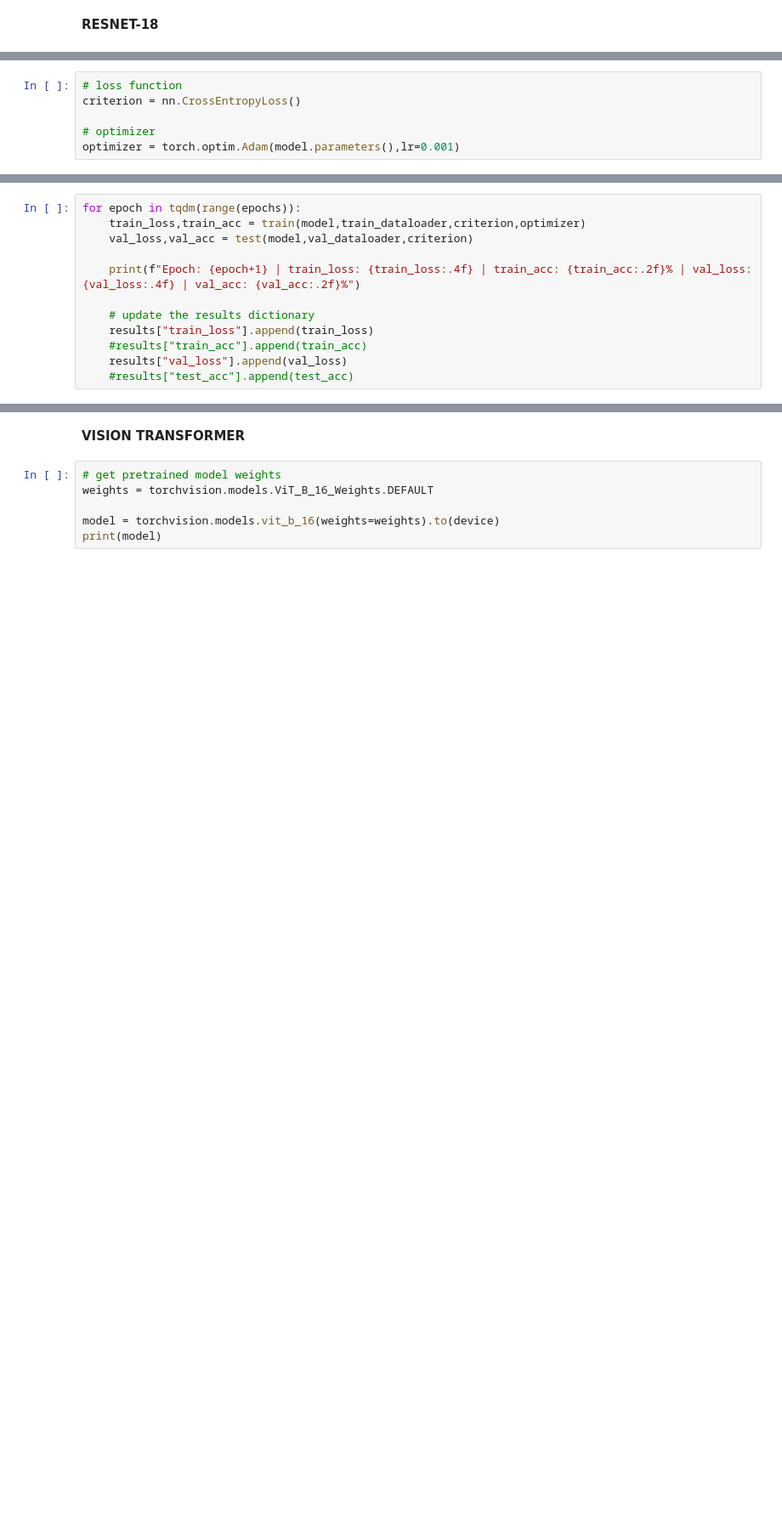
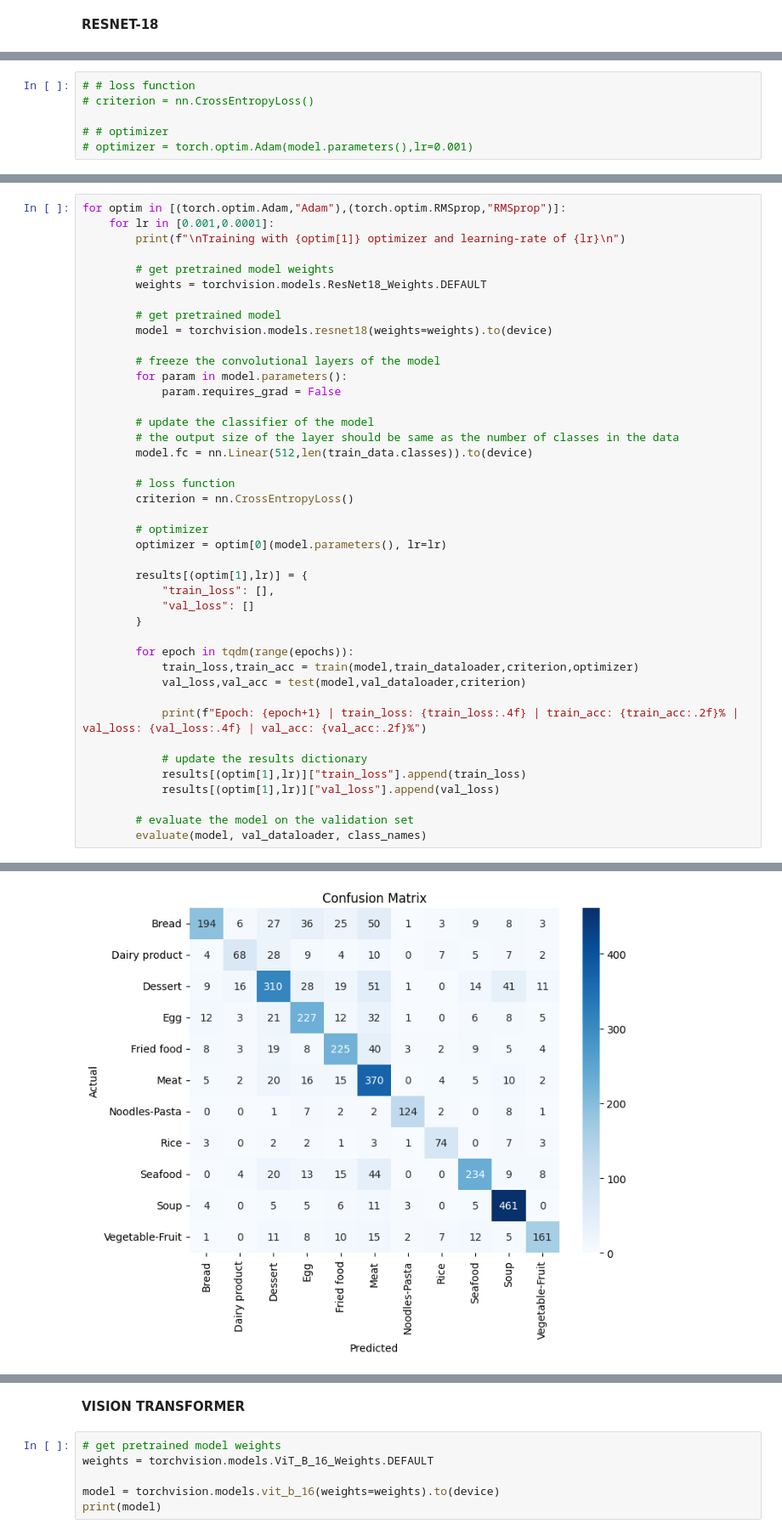
Before and after one commit to dasgauranga2/Deep-Learning-Fundamentals-Assignment-2, a Jupyter notebook: Assignment 2.ipynb, the cells around one changed output, grey strips where cells are left out. Shown at 85% size. Cells and saved outputs as stored; diff of their text form; blank space fills up the shorter version.

Commit message:
Hyperparameter optimization for ResNet-18

```diff
--- a/Assignment 2.ipynb
+++ b/Assignment 2.ipynb
@@ -539,7 +503,7 @@ ResNet(
 # %%
-# loss function
-criterion = nn.CrossEntropyLoss()
+# # loss function
+# criterion = nn.CrossEntropyLoss()
 
-# optimizer
-optimizer = torch.optim.Adam(model.parameters(),lr=0.001)
+# # optimizer
+# optimizer = torch.optim.Adam(model.parameters(),lr=0.001)
 # %%
@@ -552,12 +516,0 @@ results = {"train_loss": [],
-# %%
-for epoch in tqdm(range(epochs)):
-    train_loss,train_acc = train(model,train_dataloader,criterion,optimizer)
-    val_loss,val_acc = test(model,val_dataloader,criterion)
-
-    print(f"Epoch: {epoch+1} | train_loss: {train_loss:.4f} | train_acc: {train_acc:.2f}% | val_loss: {val_loss:.4f} | val_acc: {val_acc:.2f}%")
-
-    # update the results dictionary
-    results["train_loss"].append(train_loss)
-    #results["train_acc"].append(train_acc)
-    results["val_loss"].append(val_loss)
-    #results["test_acc"].append(test_acc)
@@ -568,0 +517,43 @@ Epoch: 4 | train_loss: 0.8645 | train_acc: 71.82% | val_loss: 0.8627 | val_acc:
+# %%
+for optim in [(torch.optim.Adam,"Adam"),(torch.optim.RMSprop,"RMSprop")]:
+    for lr in [0.001,0.0001]:
+        print(f"\nTraining with {optim[1]} optimizer and learning-rate of {lr}\n")
+
+        # get pretrained model weights
+        weights = torchvision.models.ResNet18_Weights.DEFAULT
+
+        # get pretrained model
+        model = torchvision.models.resnet18(weights=weights).to(device)
+
+        # freeze the convolutional layers of the model
+        for param in model.parameters():
+            param.requires_grad = False
+
+        # update the classifier of the model
+        # the output size of the layer should be same as the number of classes in the data
+        model.fc = nn.Linear(512,len(train_data.classes)).to(device)
+
+        # loss function
+        criterion = nn.CrossEntropyLoss()
+
+        # optimizer
+        optimizer = optim[0](model.parameters(), lr=lr)
+
+        results[(optim[1],lr)] = {
+            "train_loss": [],
+            "val_loss": []
+        }
+
+        for epoch in tqdm(range(epochs)):
+            train_loss,train_acc = train(model,train_dataloader,criterion,optimizer)
+            val_loss,val_acc = test(model,val_dataloader,criterion)
+
+            print(f"Epoch: {epoch+1} | train_loss: {train_loss:.4f} | train_acc: {train_acc:.2f}% | val_loss: {val_loss:.4f} | val_acc: {val_acc:.2f}%")
+
+            # update the results dictionary
+            results[(optim[1],lr)]["train_loss"].append(train_loss)
+            results[(optim[1],lr)]["val_loss"].append(val_loss)
+
+        # evaluate the model on the validation set
+        evaluate(model, val_dataloader, class_names)
+# %% [output]
@@ -568,0 +568 @@ Epoch: 4 | train_loss: 0.8645 | train_acc: 71.82% | val_loss: 0.8627 | val_acc:
+[figure, added]
```
Also changed, not shown: parts of 9 cells of this notebook.
